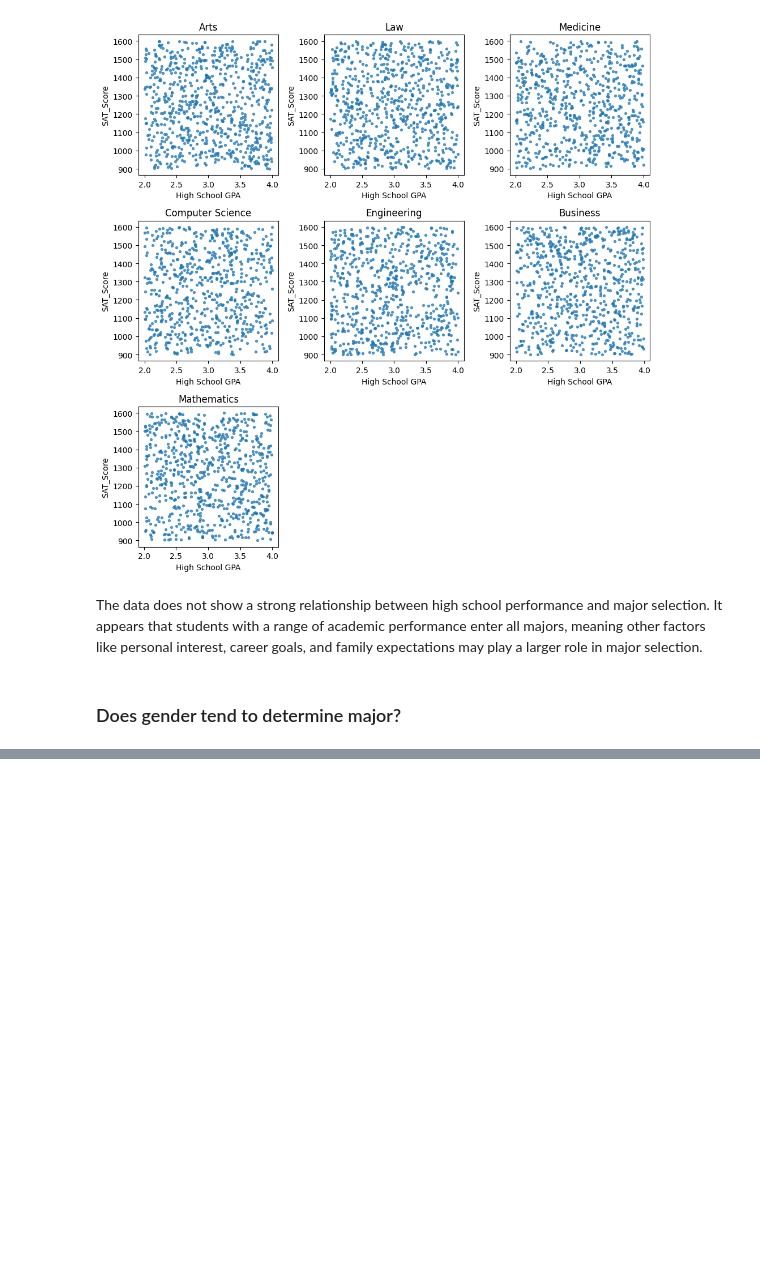
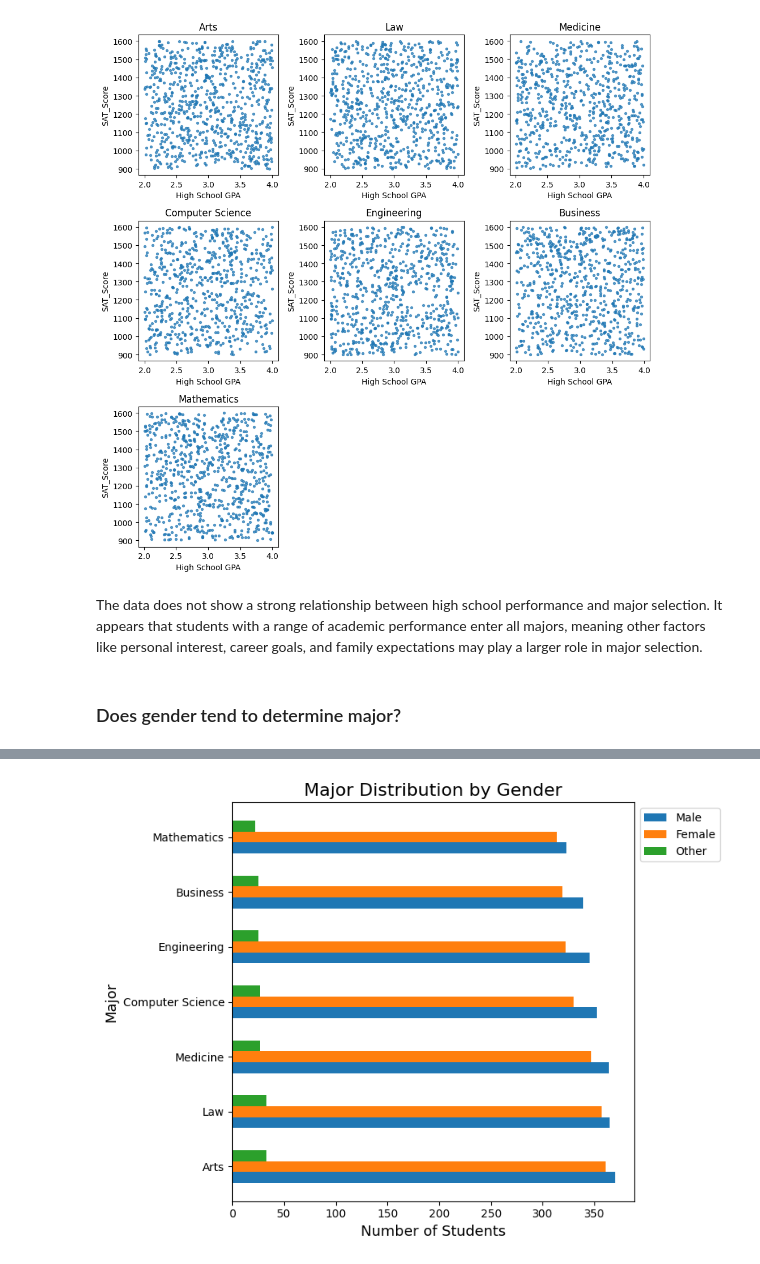
Before and after one commit to joshbesse/Education_Career, a Jupyter notebook: analysis.ipynb, the cells around one changed output, grey strips where cells are left out. Drawn from its saved outputs; the diff is of its cells as text; code cells hidden in the pictures; blank space fills up the shorter version.

```diff
--- a/analysis.ipynb
+++ b/analysis.ipynb
@@ -333,0 +347,24 @@ plt.show()
+# %%
+# visualize major distribution by gender
+categories = df['Field_of_Study'].unique()
+grouped = df.groupby('Gender')['Field_of_Study'].value_counts()
+
+x = np.arange(len(categories)) * 2
+width = 0.4
+
+fig, ax = plt.subplots(figsize=(8 ,6))
+bar1 = ax.barh(x - width, grouped['Male'].values, width, label='Male')
+bar2 = ax.barh(x, grouped['Female'].values, width, label='Female')
+bar3 = ax.barh(x + width, grouped['Other'], width, label='Other')
+
+ax.set_title('Major Distribution by Gender', fontsize=16)
+ax.set_xlabel('Number of Students', fontsize=13)
+ax.set_ylabel('Major', fontsize=13)
+ax.set_yticks(x)
+ax.set_yticklabels(categories)
+ax.legend(bbox_to_anchor=(1, 1))
+
+plt.tight_layout()
+plt.show()
+# %% [output]
+[figure, added]
```
Also changed, not shown: parts of 2 cells of this notebook.
